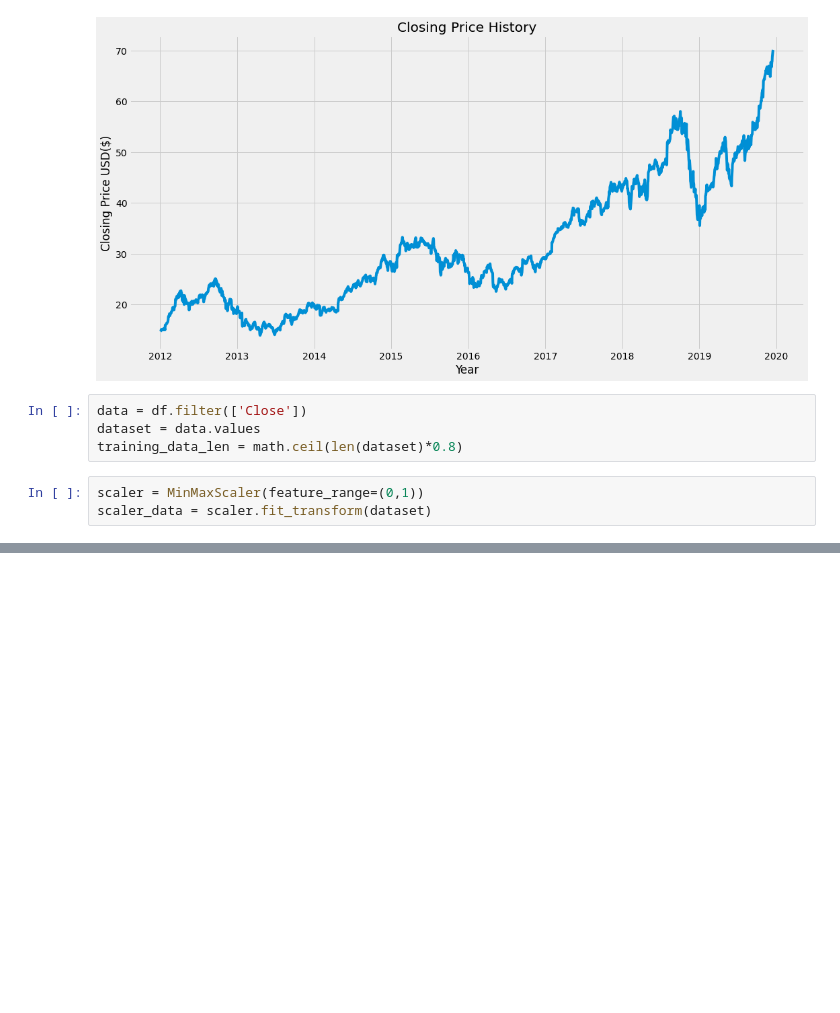
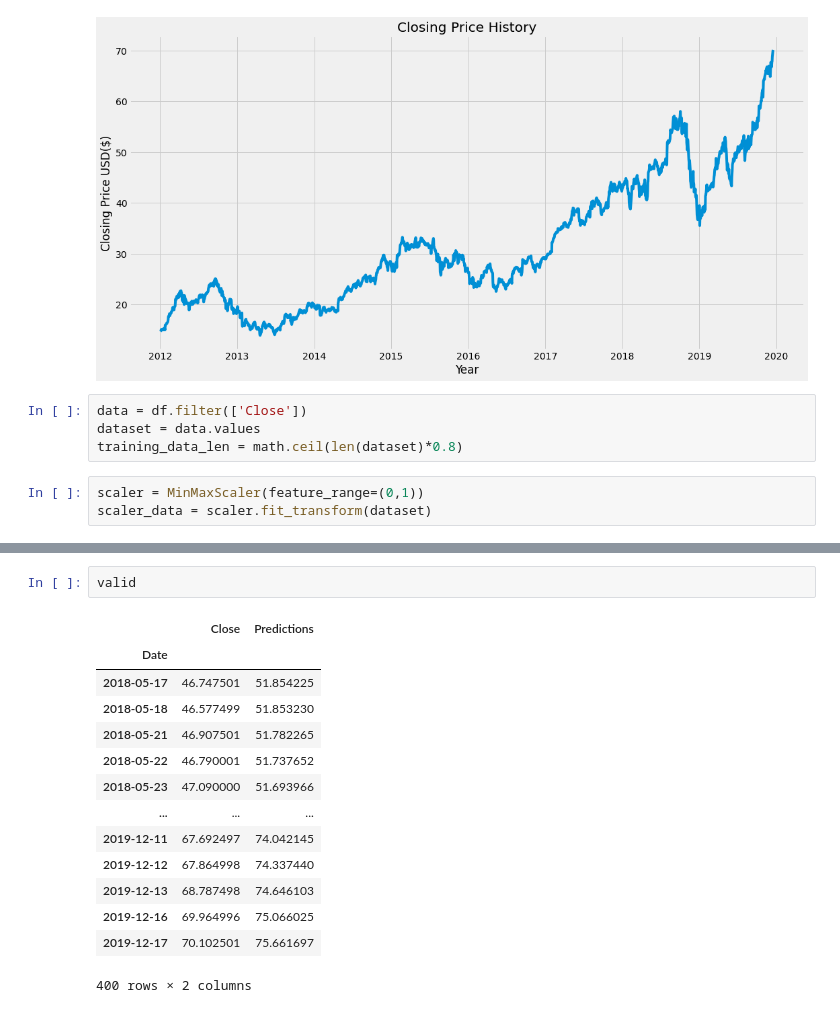
Before and after one commit to aryanxp/Stock-Price-Prediction, a Jupyter notebook: Stock Price Prediction.ipynb, the cells around one changed output, grey strips where cells are left out. Drawn from its saved outputs; the diff is of its cells as text; blank space fills up the shorter version.

```diff
--- a/Stock Price Prediction.ipynb
+++ b/Stock Price Prediction.ipynb
@@ -39,0 +94,17 @@ array([0.01748985])
+# %%
+valid
+# %% [output]
+|  | Close | Predictions |
+| Date |  |  |
+| 2018-05-17 | 46.747501 | 51.854225 |
+| 2018-05-18 | 46.577499 | 51.853230 |
+| 2018-05-21 | 46.907501 | 51.782265 |
+| 2018-05-22 | 46.790001 | 51.737652 |
+| 2018-05-23 | 47.090000 | 51.693966 |
+| ... | ... | ... |
+| 2019-12-11 | 67.692497 | 74.042145 |
+| 2019-12-12 | 67.864998 | 74.337440 |
+| 2019-12-13 | 68.787498 | 74.646103 |
+| 2019-12-16 | 69.964996 | 75.066025 |
+| 2019-12-17 | 70.102501 | 75.661697 |
+400 rows × 2 columns
```
Also changed, not shown: parts of 12 cells of this notebook.
